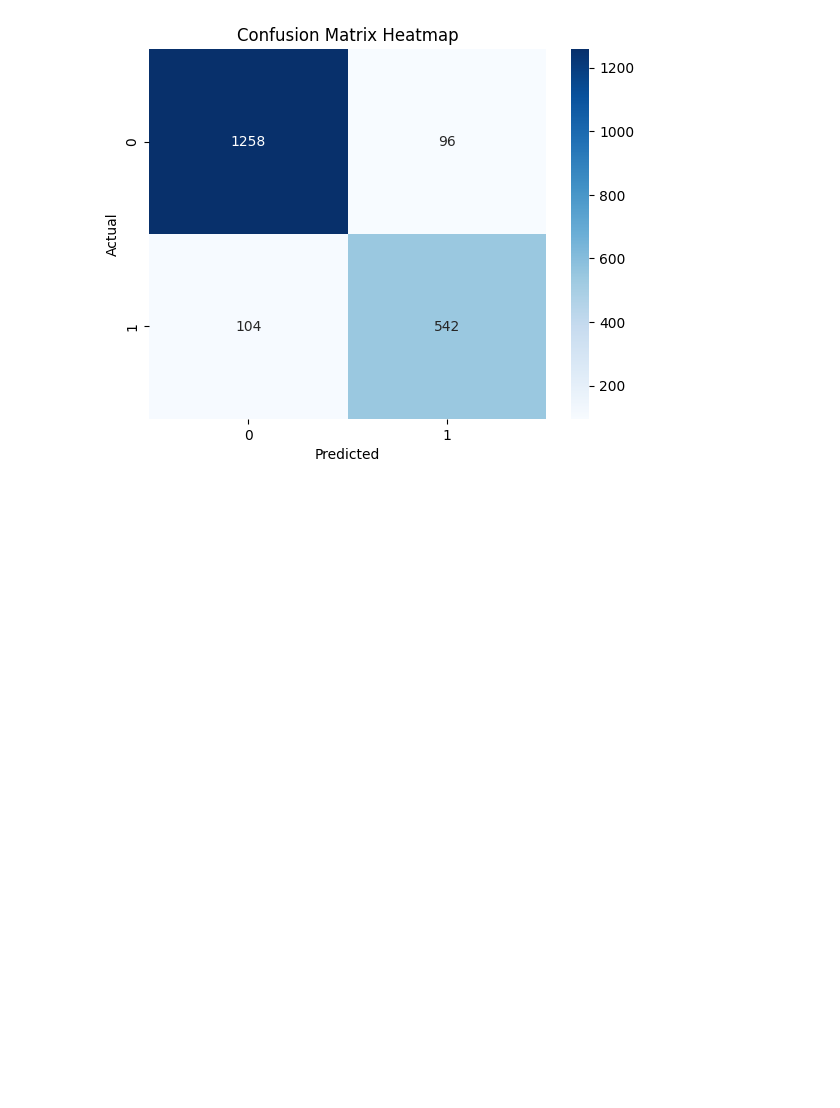
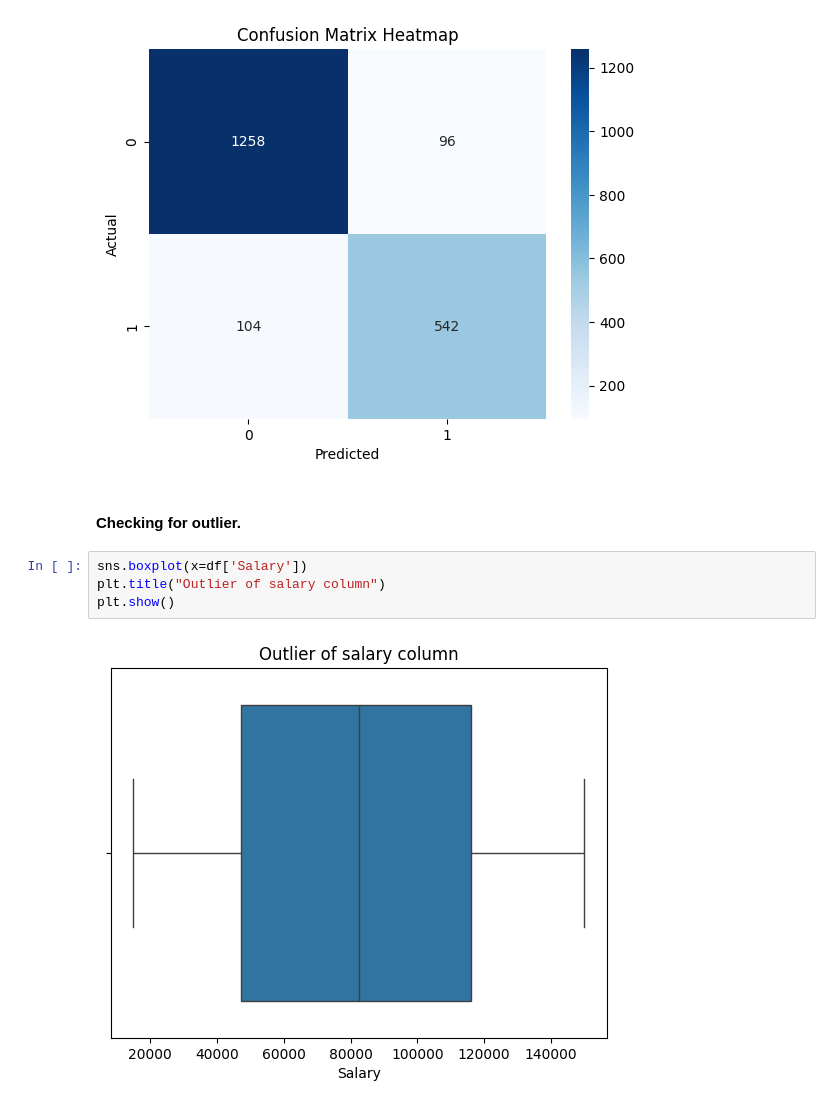
Before and after one commit to 87690ut/Python_Finall_Projects, a Jupyter notebook: ML_Journey/ML_day_6_Loan_Recovery_Forecasting.ipynb, the cells around one changed output. Drawn from its saved outputs; the diff is of its cells as text; blank space fills up the shorter version.

```diff
--- a/ML_Journey/ML_day_6_Loan_Recovery_Forecasting.ipynb
+++ b/ML_Journey/ML_day_6_Loan_Recovery_Forecasting.ipynb
@@ -114,3 +146,11 @@ plt.title('Confusion Matrix Heatmap')
 plt.show()
 # %% [output]
 [figure]
+# %% [markdown]
+#### Checking for outlier.
+# %%
+sns.boxplot(x=df['Salary'])
+plt.title("Outlier of salary column")
+plt.show()
+# %% [output]
+[figure, added]
```
Also changed, not shown: parts of 6 cells of this notebook.
